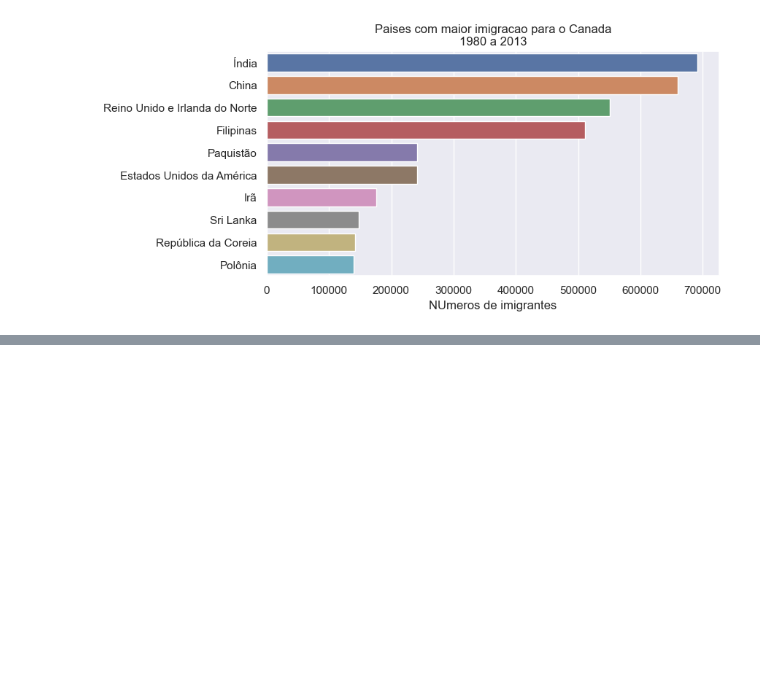
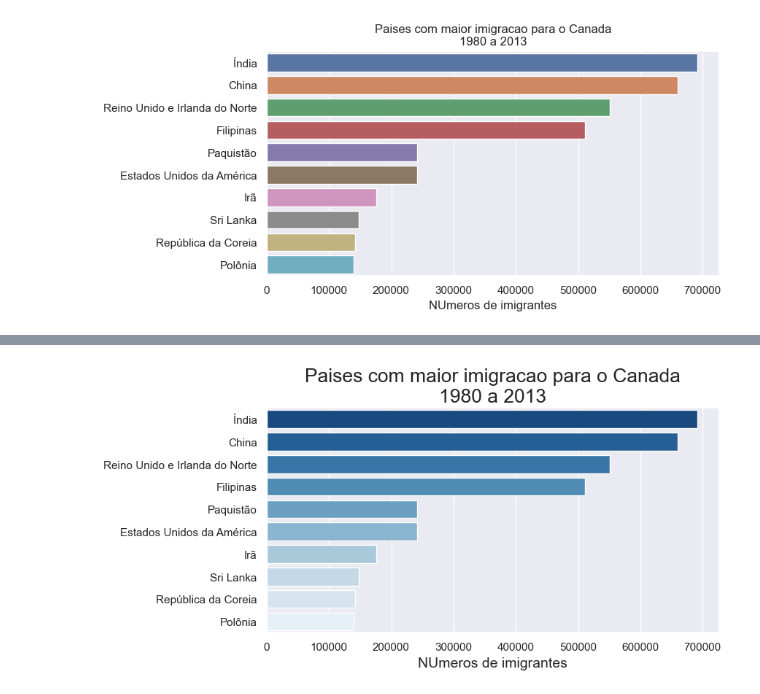
Before and after one commit to th1ago/Data_Science, a Jupyter notebook: Data Visualization/Analise_de_tendencias_de_imigracao_Brasil.ipynb, the cells around one changed output, grey strips where cells are left out. Drawn from its saved outputs; the diff is of its cells as text; code cells hidden in the pictures; blank space fills up the shorter version.

```diff
--- a/Data Visualization/Analise_de_tendencias_de_imigracao_Brasil.ipynb
+++ b/Data Visualization/Analise_de_tendencias_de_imigracao_Brasil.ipynb
@@ -391,0 +409,5 @@ plt.show()
+# %%
+# invertendo os valores das cores
+gerar_grafico_paleta('Blues_r')
+# %% [output]
+[figure, added]
```
Also changed, not shown: parts of 6 cells of this notebook.
